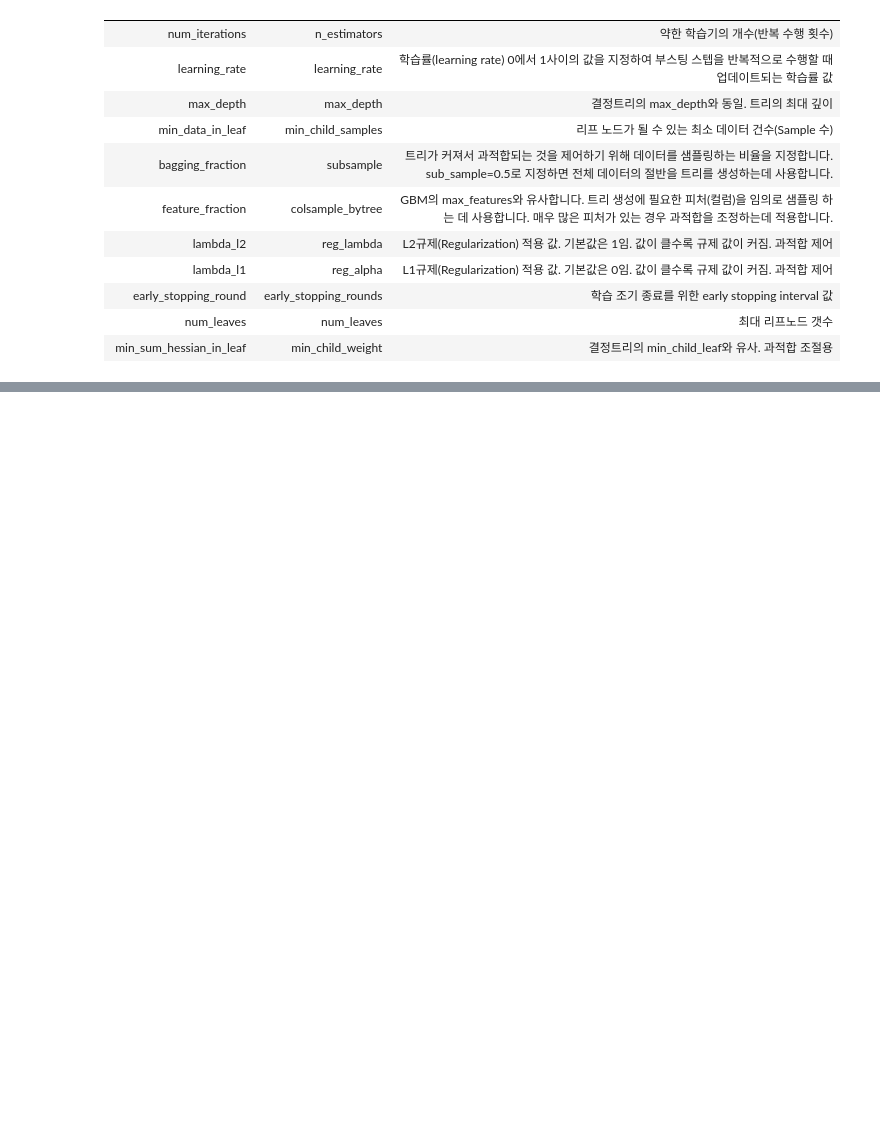
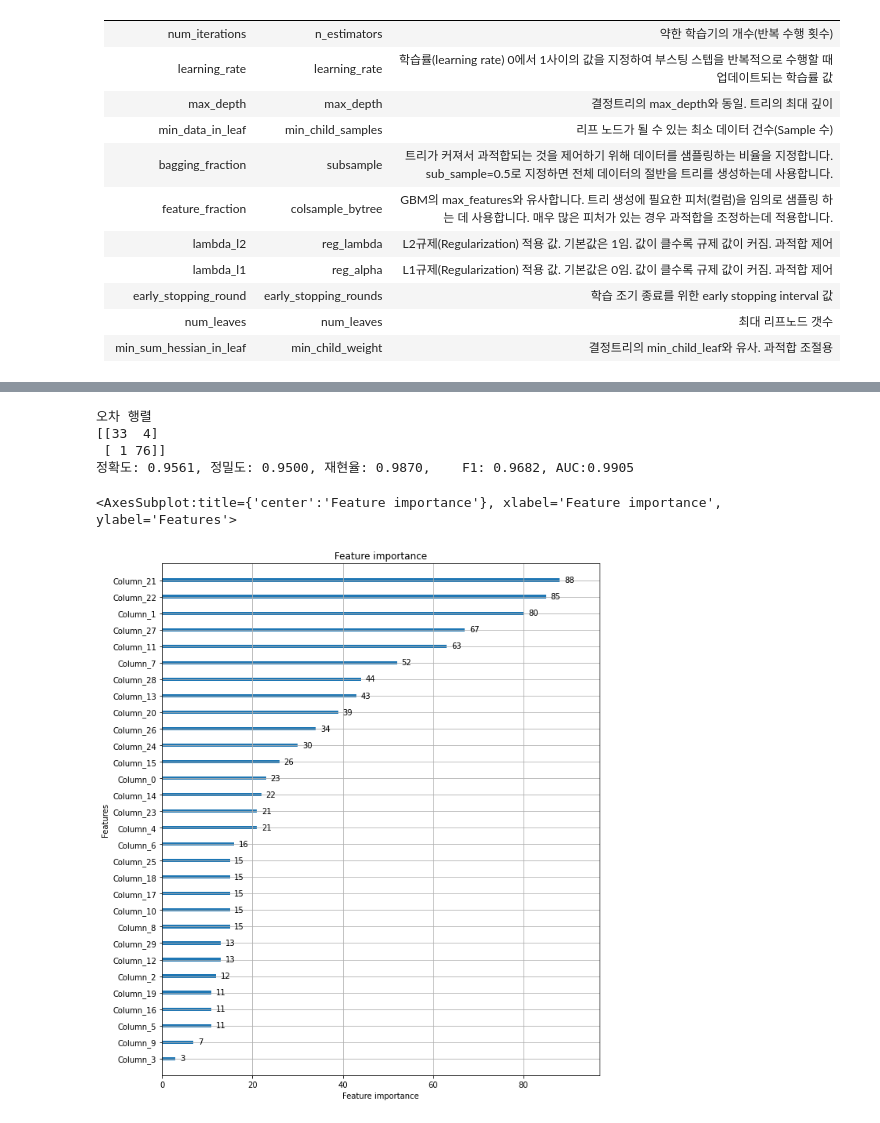
Before and after one commit to 201411096/study_AI, a Jupyter notebook: lectures/2_파이썬 머신러닝 완벽 가이드/4_분류(Classification)/5_LightGBM.ipynb, the cells around one changed output, grey strips where cells are left out. Cells and saved outputs as stored; diff of their text form; code cells hidden in the pictures; blank space fills up the shorter version.

Commit message:
LightGBM을 이용한 위스콘신 유방암 예측

```diff
--- a/lectures/2_파이썬 머신러닝 완벽 가이드/4_분류(Classification)/5_LightGBM.ipynb
+++ b/lectures/2_파이썬 머신러닝 완벽 가이드/4_분류(Classification)/5_LightGBM.ipynb
@@ -35,0 +52,26 @@
+# %%
+# LightGBM의 파이썬 패키지인 lightgbm에서 LGBMClassifier 임포트
+from lightgbm import LGBMClassifier
+
+import pandas as pd
+import numpy as np
+
+from sklearn.datasets import load_breast_cancer
+from sklearn.model_selection import train_test_split
+
+dataset = load_breast_cancer()
+ftr = dataset.data
+target = dataset.target
+
+# 전체 데이터 중 80%는 학습용 데이터, 20%는 테스트용 데이터 추출
+X_train, X_test, y_train, y_test = train_test_split(ftr, target, test_size=0.2, random_state=156)
+
+# 앞서 XGBoost와 동일하게 n_estimators는 400설정
+lgbm_wrapper = LGBMClassifier(n_estimators=400)
+
+# LightGBM도 XGBoost와 동일하게 조기 중단 수행 가능
+evals = [(X_test, y_test)] # 원칙적으로 evaluation dataset은 검증 데이터셋이기 때문에 테스트데이터셋을 사용하면 안됨
+lgbm_wrapper.fit(X_train, y_train, early_stopping_rounds=100, eval_metric="logloss", eval_set=evals, verbose=True)
+
+preds = lgbm_wrapper.predict(X_test)
+pred_proba = lgbm_wrapper.predict_proba(X_test)[:, 1]
@@ -35,0 +115,18 @@
+# %%
+get_clf_eval(y_test, preds, pred_proba)
+# %% [output]
+오차 행렬
+[[33  4]
+ [ 1 76]]
+정확도: 0.9561, 정밀도: 0.9500, 재현율: 0.9870,    F1: 0.9682, AUC:0.9905
+# %%
+from lightgbm import plot_importance
+import matplotlib.pyplot as plt
+%matplotlib inline
+
+fig, ax = plt.subplots(figsize=(10, 12))
+# 사이킷런 래퍼 클래스를 입력해도 무방.
+plot_importance(lgbm_wrapper, ax=ax)
+# %% [output]
+<AxesSubplot:title={'center':'Feature importance'}, xlabel='Feature importance', ylabel='Features'>
+[figure, added]
```
Also changed, not shown: parts of 6 cells of this notebook.
